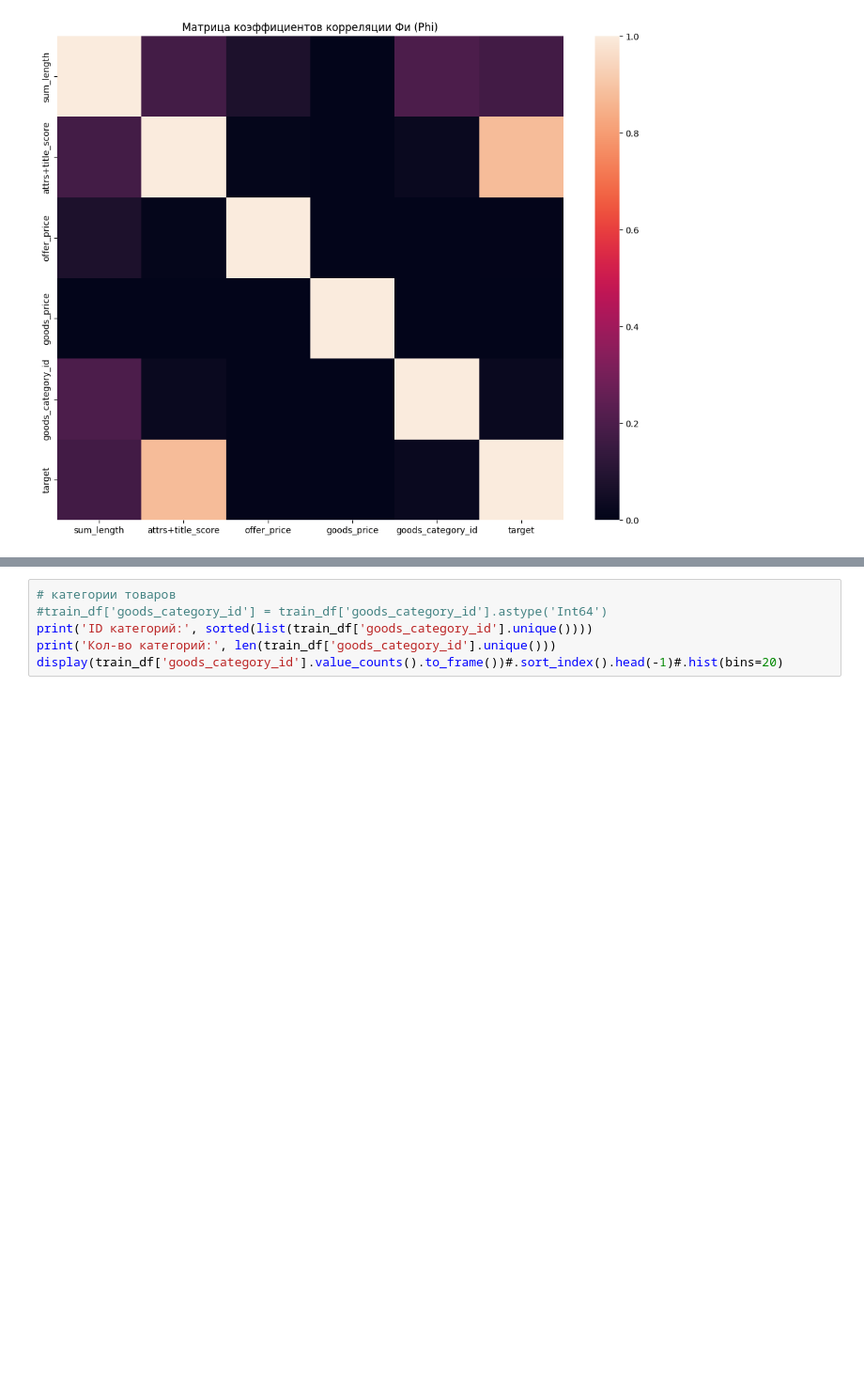
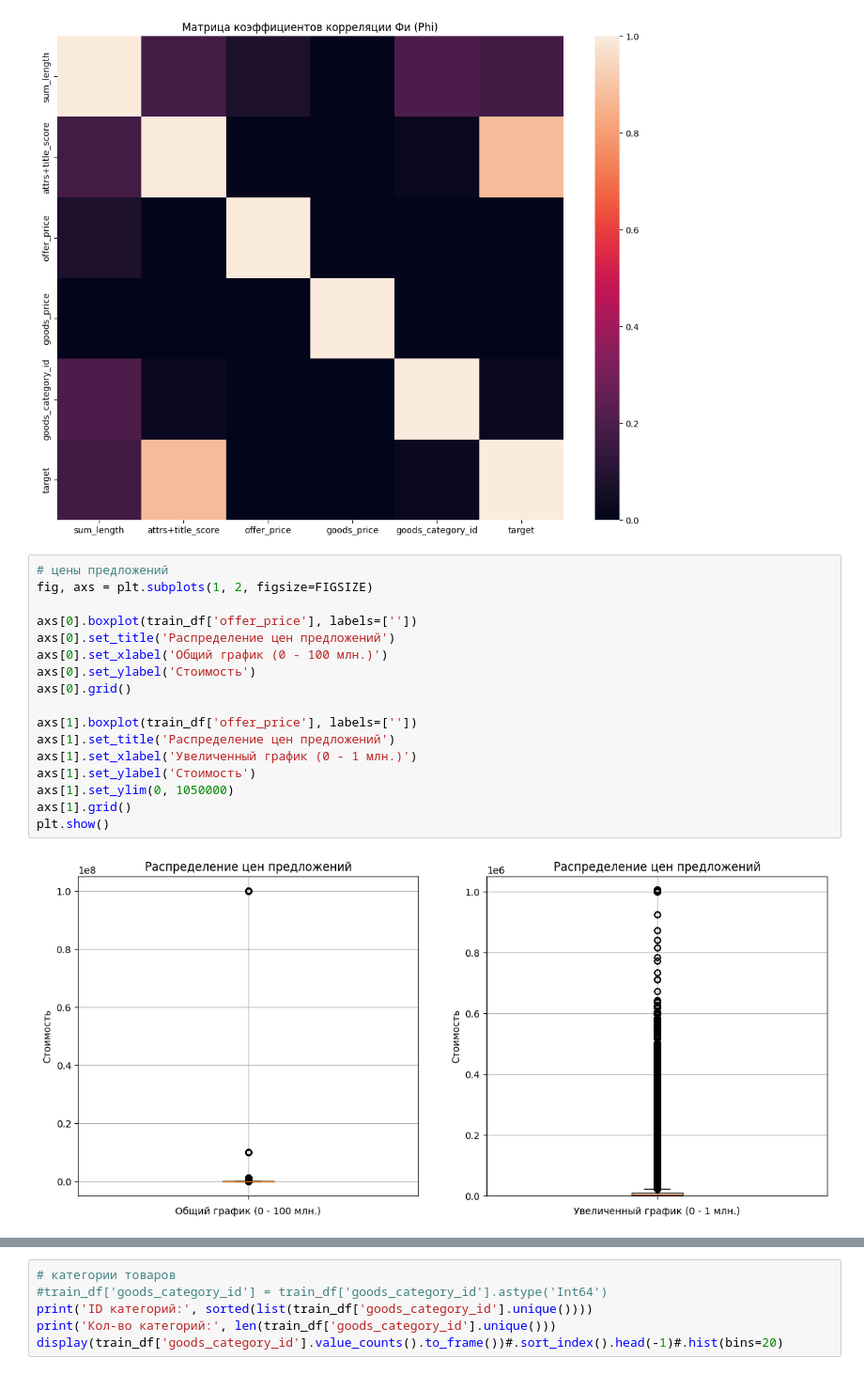
Before and after one commit to Danspers/Samokat.tech-Matching, a Jupyter notebook: Samokat.tech-Matching.ipynb, the cells around one changed output, grey strips where cells are left out. Shown: that part at 94% size. Saved outputs shown, nothing was run; the diff lists cells and outputs as text; blank space fills up the shorter version.

Commit message:
add "offer_price" and "goods_price" analysis

```diff
--- a/Samokat.tech-Matching.ipynb
+++ b/Samokat.tech-Matching.ipynb
@@ -189,3 +188,22 @@ plt.title('Матрица коэффициентов корреляции Фи (
 plt.show()
 # %% [output]
 [figure]
+# %%
+# цены предложений
+fig, axs = plt.subplots(1, 2, figsize=FIGSIZE)
+
+axs[0].boxplot(train_df['offer_price'], labels=[''])
+axs[0].set_title('Распределение цен предложений')
+axs[0].set_xlabel('Общий график (0 - 100 млн.)')
+axs[0].set_ylabel('Стоимость')
+axs[0].grid()
+
+axs[1].boxplot(train_df['offer_price'], labels=[''])
+axs[1].set_title('Распределение цен предложений')
+axs[1].set_xlabel('Увеличенный график (0 - 1 млн.)')
+axs[1].set_ylabel('Стоимость')
+axs[1].set_ylim(0, 1050000)
+axs[1].grid()
+plt.show()
+# %% [output]
+[figure, added]
```
Also changed, not shown: parts of 8 cells of this notebook.
